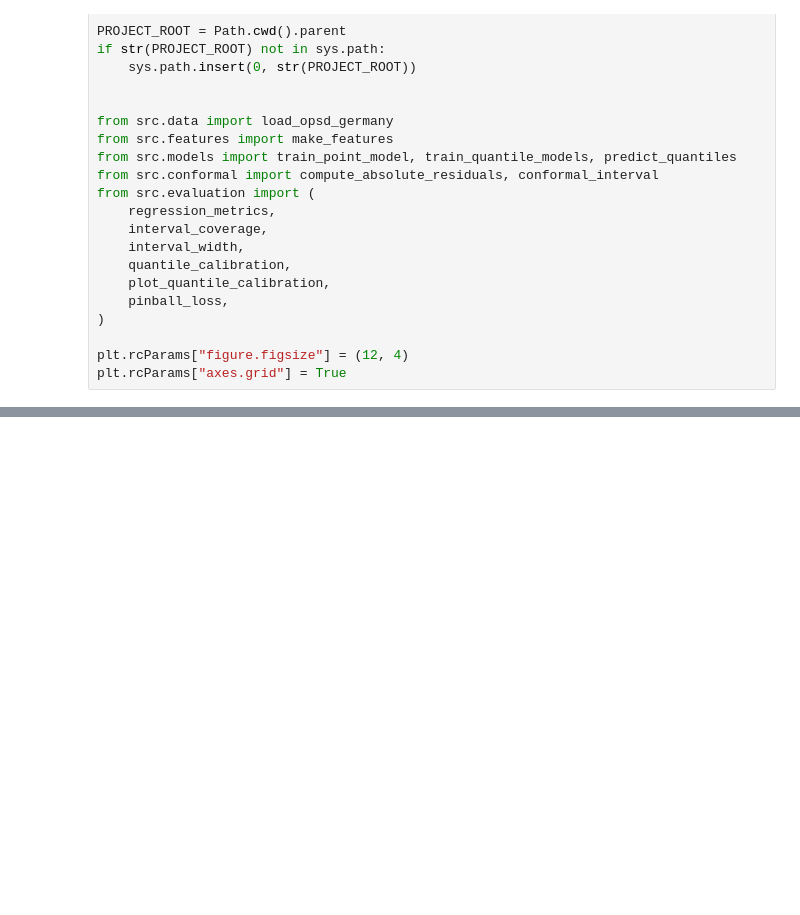
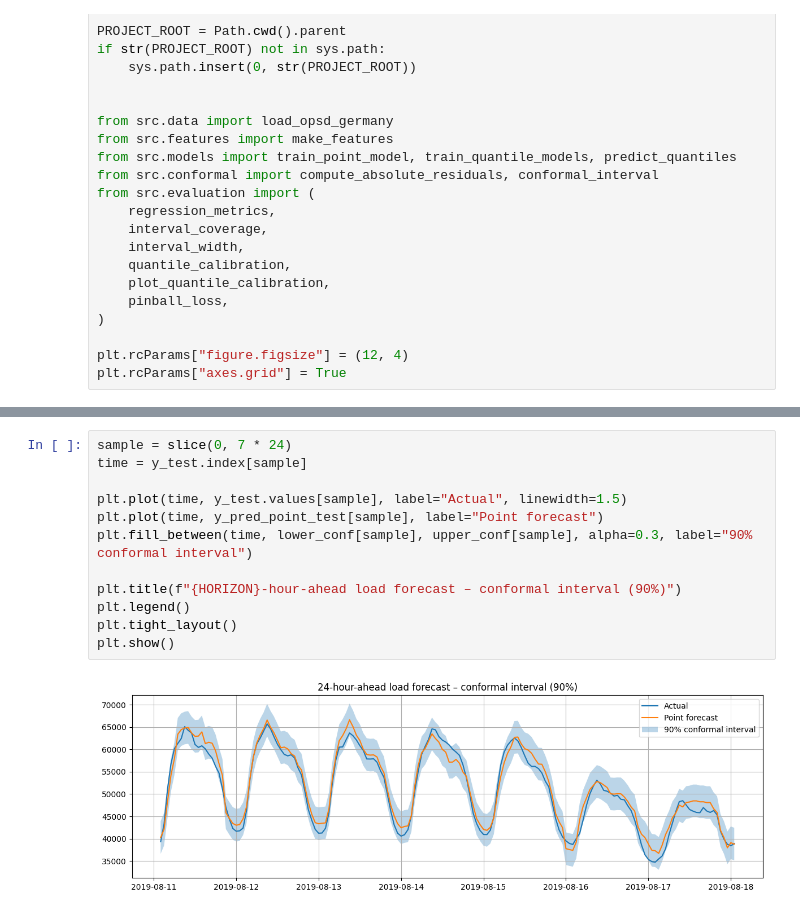
Before and after one commit to RuiyanH/Renewable-Generation-Forecasting, a Jupyter notebook: notebooks/05_probabilistic_forecasts(24hr).ipynb, the cells around one changed output, grey strips where cells are left out. Cells and saved outputs as stored; diff of their text form; blank space fills up the shorter version.

```diff
--- a/notebooks/05_probabilistic_forecasts(24hr).ipynb
+++ b/notebooks/05_probabilistic_forecasts(24hr).ipynb
@@ -122,0 +161,14 @@ At 24h, absolute errors and widths increase; conformal typically maintains targe
+# %%
+sample = slice(0, 7 * 24)
+time = y_test.index[sample]
+
+plt.plot(time, y_test.values[sample], label="Actual", linewidth=1.5)
+plt.plot(time, y_pred_point_test[sample], label="Point forecast")
+plt.fill_between(time, lower_conf[sample], upper_conf[sample], alpha=0.3, label="90% conformal interval")
+
+plt.title(f"{HORIZON}-hour-ahead load forecast – conformal interval (90%)")
+plt.legend()
+plt.tight_layout()
+plt.show()
+# %% [output]
+[figure, added]
```
Also changed, not shown: parts of 25 cells of this notebook.
